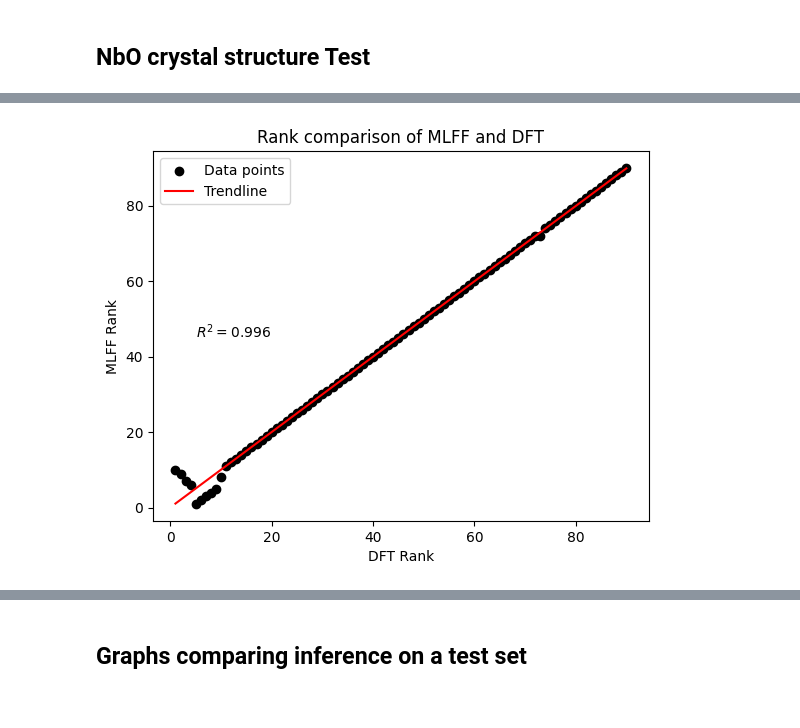
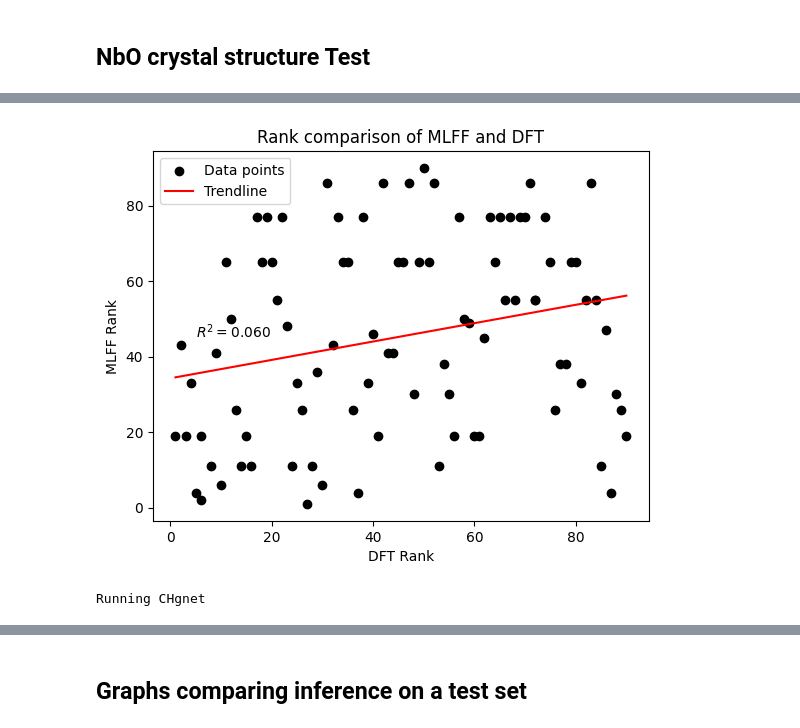
Before and after one commit to ignaciomigliaro/MLFF_training, a Jupyter notebook: Inference/oxides.ipynb, the cells around one changed output, grey strips where cells are left out. Saved outputs shown, nothing was run; the diff lists cells and outputs as text; code cells hidden in the pictures.

Commit message:
Added MLFF opt

```diff
--- a/Inference/oxides.ipynb
+++ b/Inference/oxides.ipynb
@@ -164,8 +202,9 @@ ifs.plot_mlff_dft_rank(all_data_1)
 ## NbO crystal structure Test
 # %%
 filepath = '/home/nacho/NbOC/vasp/test_set/NbO/'
-atoms_list,opt_atoms_list = ifs.read_dft(filepath)
+atoms_list,opt_atoms_list = ifs.read_dft(filepath,mlff_opt = True)
 df_all = ifs.inference(atoms_list,opt_atoms_list,'/home/nacho/NbOC/CHGnet/all_AIMD_52424-240524.p/bestE_epoch32_e4_f87_s330_mNA.pth.tar')
-all_data_1 = ifs.inference(atoms_list,opt_atoms_list,'/home/nacho/NbOC/CHGnet/2024-06-21_20-04-35/bestE_epoch44_e69_f271_s1361_mNA.pth.tar')
+all_data_1 = ifs.inference(atoms_list,opt_atoms_list,'/home/nacho/NbOC/CHGnet/2024-06-21_20-04-35/bestE_epoch44_e69_f271_s1361_mNA.pth.tar',mlff_opt = False,calc_correlation=True)
+all_data_no_opt = ifs.inference(atoms_list,opt_atoms_list,'/home/nacho/NbOC/CHGnet/2024-06-21_20-04-35/bestE_epoch44_e69_f271_s1361_mNA.pth.tar',mlff_opt = True,calc_correlation=True)
 df_clean_relaxed = ifs.inference(atoms_list,opt_atoms_list,'/home/nacho/NbOC/MACE/clean_relaxed.model',mace_flag=True)
 # %% [output]
@@ -179,4 +239,10 @@ ifs.plot_mlff_dft_rank(all_data_1)
 # %%
-ifs.plot_mlff_dft_rank(df_all)
+ifs.plot_mlff_dft_rank(all_data_no_opt)
 # %% [output]
-[figure, old version]
+[figure, new version]
+# %%
+filepath = '/home/nacho/NbOC/vasp/test_set/06_24_24/NbO/'
+atoms_list,opt_atoms_list = ifs.read_dft(filepath,mlff_opt = True)
+all_data_opt = ifs.inference(atoms_list,opt_atoms_list,'/home/nacho/NbOC/CHGnet/2024-06-21_20-04-35/bestE_epoch44_e69_f271_s1361_mNA.pth.tar',mlff_opt = True,calc_correlation=True)
+# %% [output]
+Running CHgnet
```
Also changed, not shown: parts of 17 cells of this notebook, 2 other files.
